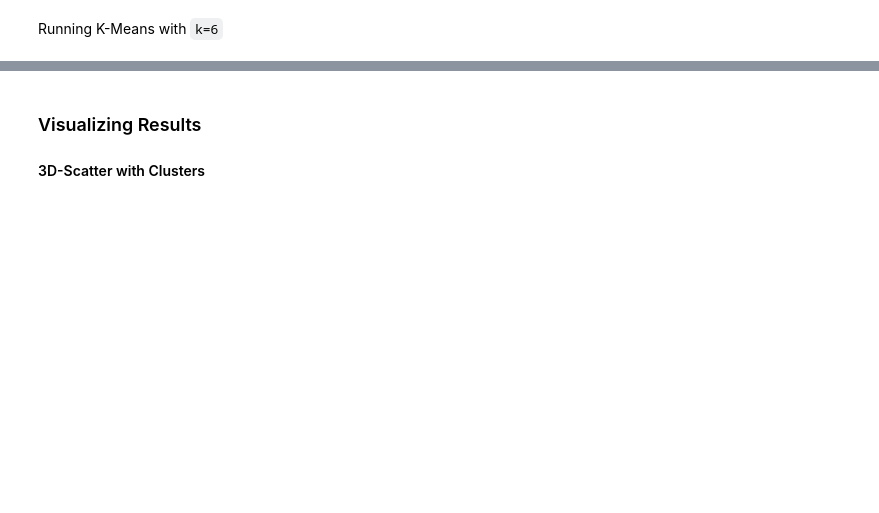
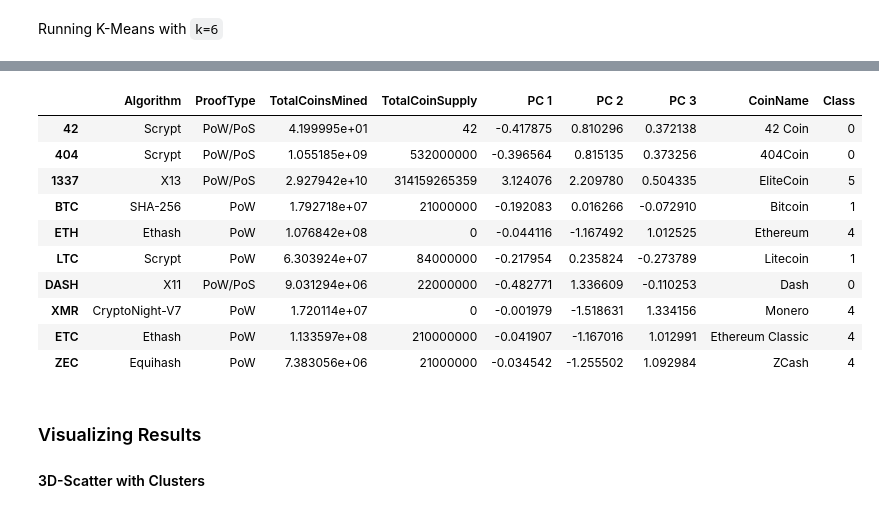
Before and after one commit to aliabolhassani/unit13-challenge, a Jupyter notebook: ClusteringCrypto/crypto_clustering.ipynb, the cells around one changed output, grey strips where cells are left out. Cells and saved outputs as stored; diff of their text form; code cells hidden in the pictures; blank space fills up the shorter version.

```diff
--- a/ClusteringCrypto/crypto_clustering.ipynb
+++ b/ClusteringCrypto/crypto_clustering.ipynb
@@ -251,3 +238,22 @@ pcs_df.head()
+# %%
+# Creating a new DataFrame named clustered_df, that includes the following columns "Algorithm", "ProofType", "TotalCoinsMined", "TotalCoinSupply", "PC 1", "PC 2", "PC 3", "CoinName", "Class"
+clustered_df = crypto_df.merge(pcs_df, how='outer', left_index=True, right_index=True)
+clustered_df['CoinName'] = coin_names_df.values
+reorder = ['Algorithm', 'ProofType', 'TotalCoinsMined', 'TotalCoinSupply', 'PC 1', 'PC 2', 'PC 3', 'CoinName', 'Class']
+clustered_df = clustered_df.reindex(columns=reorder)
+clustered_df.head(10)
+# %% [output]
+|  | Algorithm | ProofType | TotalCoinsMined | TotalCoinSupply | PC 1 | PC 2 | PC 3 | CoinName | Class |
+| 42 | Scrypt | PoW/PoS | 4.199995e+01 | 42 | -0.417875 | 0.810296 | 0.372138 | 42 Coin | 0 |
+| 404 | Scrypt | PoW/PoS | 1.055185e+09 | 532000000 | -0.396564 | 0.815135 | 0.373256 | 404Coin | 0 |
+| 1337 | X13 | PoW/PoS | 2.927942e+10 | 314159265359 | 3.124076 | 2.209780 | 0.504335 | EliteCoin | 5 |
+| BTC | SHA-256 | PoW | 1.792718e+07 | 21000000 | -0.192083 | 0.016266 | -0.072910 | Bitcoin | 1 |
+| ETH | Ethash | PoW | 1.076842e+08 | 0 | -0.044116 | -1.167492 | 1.012525 | Ethereum | 4 |
+| LTC | Scrypt | PoW | 6.303924e+07 | 84000000 | -0.217954 | 0.235824 | -0.273789 | Litecoin | 1 |
+| DASH | X11 | PoW/PoS | 9.031294e+06 | 22000000 | -0.482771 | 1.336609 | -0.110253 | Dash | 0 |
+| XMR | CryptoNight-V7 | PoW | 1.720114e+07 | 0 | -0.001979 | -1.518631 | 1.334156 | Monero | 4 |
+| ETC | Ethash | PoW | 1.133597e+08 | 210000000 | -0.041907 | -1.167016 | 1.012991 | Ethereum Classic | 4 |
+| ZEC | Equihash | PoW | 7.383056e+06 | 21000000 | -0.034542 | -1.255502 | 1.092984 | ZCash | 4 |
 # %% [markdown]
 ### Visualizing Results
 
```
Also changed, not shown: parts of 11 cells of this notebook.
